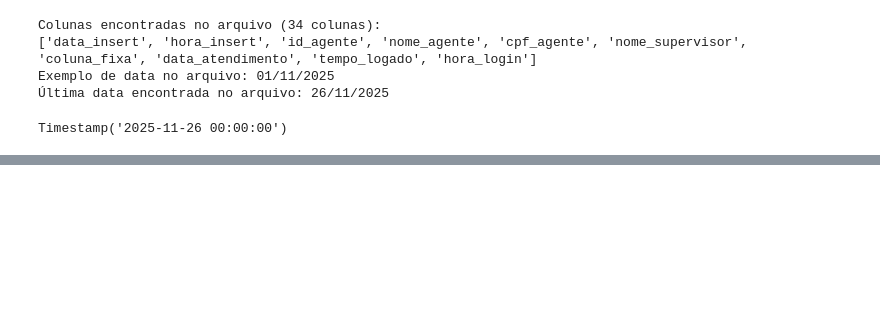
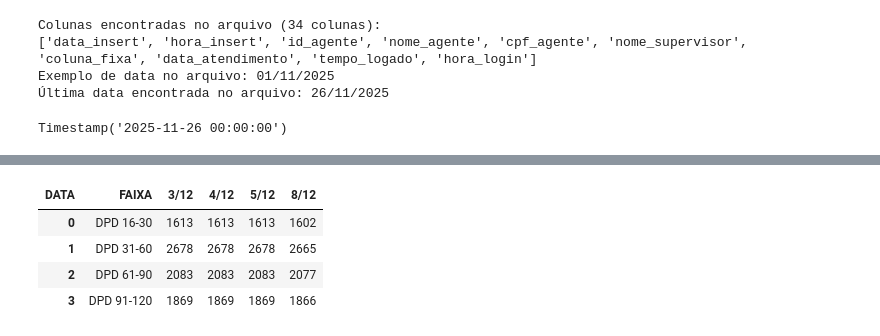
Before and after one commit to Claudiano-alves/Data-Analysis-Portfolio, a Jupyter notebook: Projects/Getnet/data_wrangling.ipynb, the cells around one changed output, grey strips where cells are left out. Cells and saved outputs as stored; diff of their text form; code cells hidden in the pictures; blank space fills up the shorter version.

```diff
--- a/Projects/Getnet/data_wrangling.ipynb
+++ b/Projects/Getnet/data_wrangling.ipynb
@@ -769,0 +861,51 @@ Timestamp('2025-11-26 00:00:00')
+# %%
+def consolidar_mailings_por_faixa(df_mailings, df_contratos, ordenar_datas=True, contratos_unicos=True):
+    """
+    Cruza os mailings com os contratos para obter faixas e gera tabela pivotada
+    """
+
+    # Cruzamento
+    df_mailings_com_faixa = df_mailings.merge(
+        df_contratos,
+        left_on='CHAVE_POPUP',
+        right_on='Assigned_Portfolio',
+        how='left'
+    )
+
+    # Contagem
+    if contratos_unicos:
+        df_contagem = df_mailings_com_faixa.groupby(['FAIXA', 'DATA'])['CHAVE_POPUP'].nunique().reset_index()
+    else:
+        df_contagem = df_mailings_com_faixa.groupby(['FAIXA', 'DATA'])['CHAVE_POPUP'].count().reset_index()
+
+    df_contagem.columns = ['FAIXA', 'DATA', 'CONTAGEM']
+
+    # Pivota
+    df_pivot = df_contagem.pivot(
+        index='FAIXA',
+        columns='DATA',
+        values='CONTAGEM'
+    ).fillna(0).astype(int)
+
+    # Ordena datas se solicitado
+    if ordenar_datas:
+        colunas_ordenadas = sorted(
+            df_pivot.columns,
+            key=lambda x: pd.to_datetime(x, format='%d/%m', errors='coerce')
+        )
+        df_pivot = df_pivot[colunas_ordenadas]
+
+    # Reset index
+    df_pivot = df_pivot.reset_index()
+
+    return df_pivot
+
+# Uso:
+df_pivot = consolidar_mailings_por_faixa(df_mailings, df_contratos)
+df_pivot
+# %% [output]
+| DATA | FAIXA | 3/12 | 4/12 | 5/12 | 8/12 |
+| 0 | DPD 16-30 | 1613 | 1613 | 1613 | 1602 |
+| 1 | DPD 31-60 | 2678 | 2678 | 2678 | 2665 |
+| 2 | DPD 61-90 | 2083 | 2083 | 2083 | 2077 |
+| 3 | DPD 91-120 | 1869 | 1869 | 1869 | 1866 |
```
Also changed, not shown: parts of 8 cells of this notebook, 28 other files.
